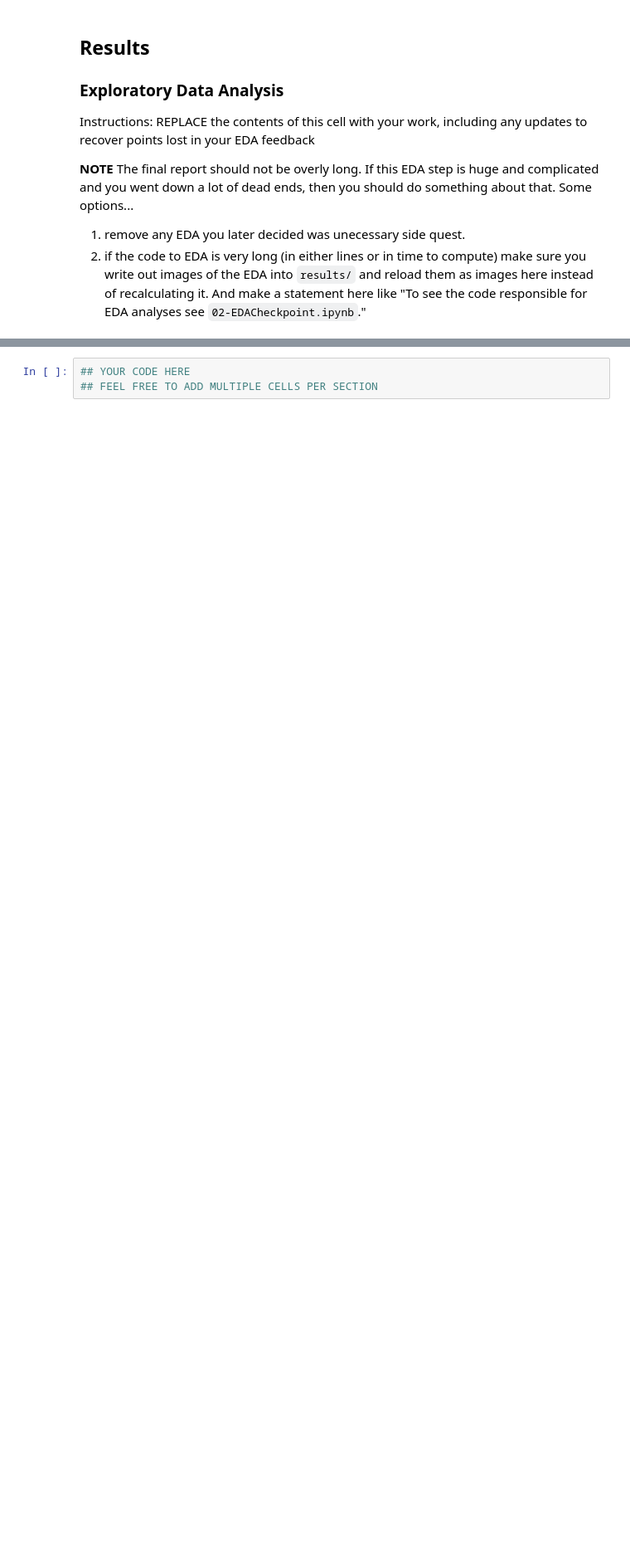
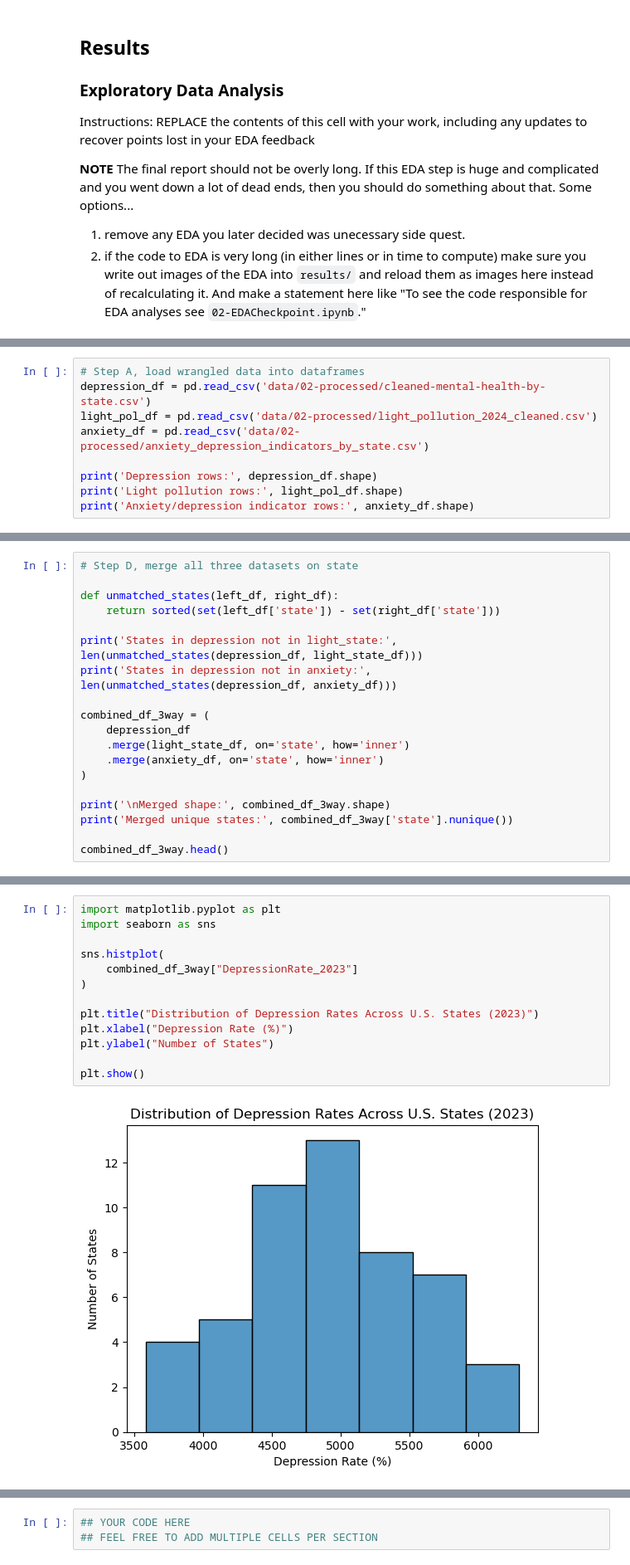
Before and after one commit to COGS108/Group020_WI26, a Jupyter notebook: 03-FinalProject.ipynb, the cells around one changed output, grey strips where cells are left out. Shown at 83% size. Cells and saved outputs as stored; diff of their text form; blank space fills up the shorter version.

Commit message:
copy over data analysis from eda checkpoint, begin data analysis

```diff
--- a/03-FinalProject.ipynb
+++ b/03-FinalProject.ipynb
@@ -151,0 +571,9 @@ Some more words and stuff.  Remember notebooks work best if you interleave the c
+# %%
+# Step A, load wrangled data into dataframes
+depression_df = pd.read_csv('data/02-processed/cleaned-mental-health-by-state.csv')
+light_pol_df = pd.read_csv('data/02-processed/light_pollution_2024_cleaned.csv')
+anxiety_df = pd.read_csv('data/02-processed/anxiety_depression_indicators_by_state.csv')
+
+print('Depression rows:', depression_df.shape)
+print('Light pollution rows:', light_pol_df.shape)
+print('Anxiety/depression indicator rows:', anxiety_df.shape)
@@ -151,0 +662,19 @@ Some more words and stuff.  Remember notebooks work best if you interleave the c
+# %%
+# Step D, merge all three datasets on state
+
+def unmatched_states(left_df, right_df):
+    return sorted(set(left_df['state']) - set(right_df['state']))
+
+print('States in depression not in light_state:', len(unmatched_states(depression_df, light_state_df)))
+print('States in depression not in anxiety:', len(unmatched_states(depression_df, anxiety_df)))
+
+combined_df_3way = (
+    depression_df
+    .merge(light_state_df, on='state', how='inner')
+    .merge(anxiety_df, on='state', how='inner')
+)
+
+print('\nMerged shape:', combined_df_3way.shape)
+print('Merged unique states:', combined_df_3way['state'].nunique())
+
+combined_df_3way.head()
@@ -151,0 +736,15 @@ Some more words and stuff.  Remember notebooks work best if you interleave the c
+# %%
+import matplotlib.pyplot as plt
+import seaborn as sns
+
+sns.histplot(
+    combined_df_3way["DepressionRate_2023"]
+)
+
+plt.title("Distribution of Depression Rates Across U.S. States (2023)")
+plt.xlabel("Depression Rate (%)")
+plt.ylabel("Number of States")
+
+plt.show()
+# %% [output]
+[figure, added]
```
Also changed, not shown: parts of 55 cells of this notebook.
